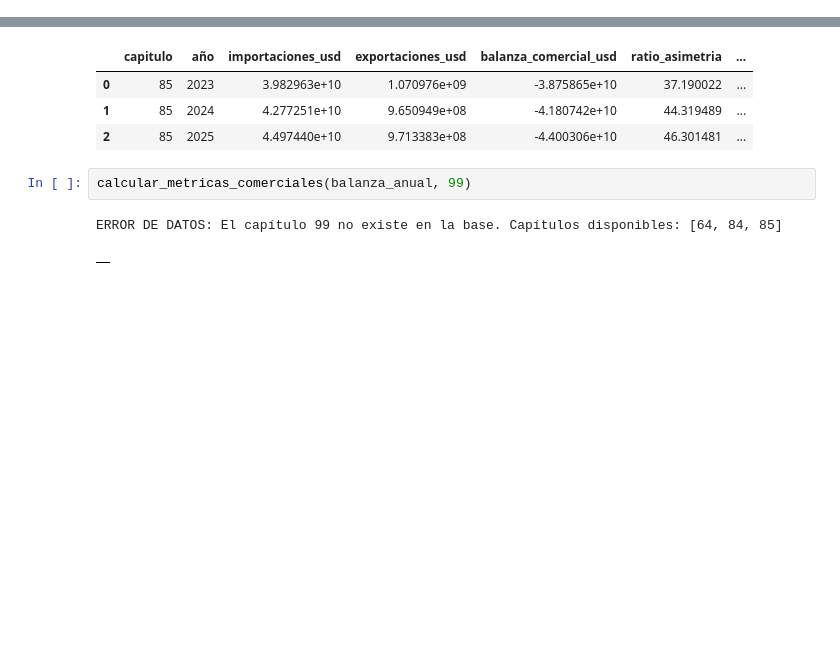
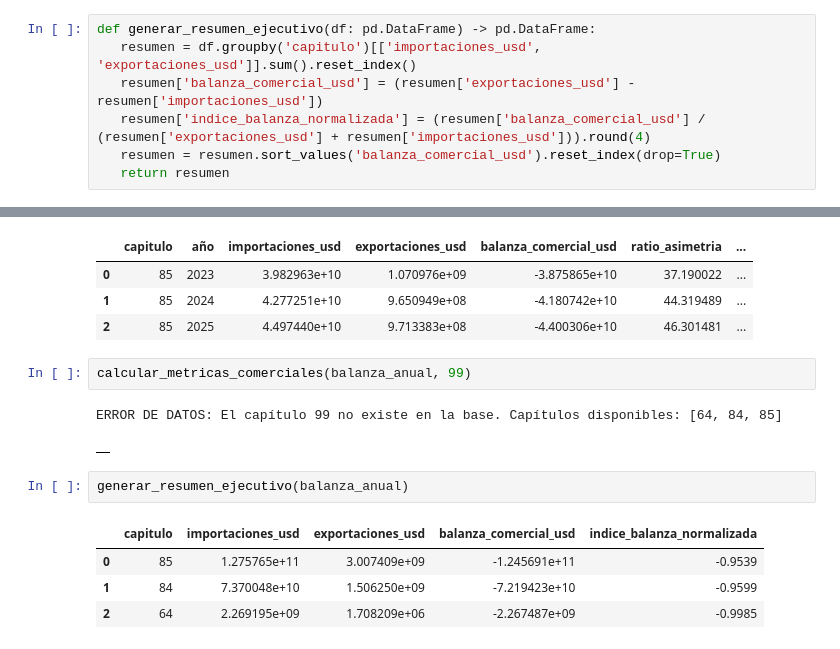
Before and after one commit to luisferdm6/03-china-mexico-trade-audit, a Jupyter notebook: 01_auditoria_asimetrias_china_mexico.ipynb, the cells around one changed output, grey strips where cells are left out. Cells and saved outputs as stored; diff of their text form; blank space fills up the shorter version.

Commit message:
feat(summary): implementar funcion de resumen ejecutivo y ranking de deficit

```diff
--- a/01_auditoria_asimetrias_china_mexico.ipynb
+++ b/01_auditoria_asimetrias_china_mexico.ipynb
@@ -308,6 +308,13 @@ def calcular_metricas_comerciales(df: pd.DataFrame, capitulo: int) -> pd.DataFra
   datos = datos.sort_values('año').reset_index(drop=True)
 
   return datos
+# %%
+def generar_resumen_ejecutivo(df: pd.DataFrame) -> pd.DataFrame:
+   resumen = df.groupby('capitulo')[['importaciones_usd', 'exportaciones_usd']].sum().reset_index()
+   resumen['balanza_comercial_usd'] = (resumen['exportaciones_usd'] - resumen['importaciones_usd'])
+   resumen['indice_balanza_normalizada'] = (resumen['balanza_comercial_usd'] / (resumen['exportaciones_usd'] + resumen['importaciones_usd'])).round(4)
+   resumen = resumen.sort_values('balanza_comercial_usd').reset_index(drop=True)
+   return resumen
 # %%
 def graficar_divergencia(
     df: pd.DataFrame,
@@ -440,3 +447,10 @@ calcular_metricas_comerciales(balanza_anual, 99)
 # %% [output]
 ERROR DE DATOS: El capítulo 99 no existe en la base. Capítulos disponibles: [64, 84, 85]
 |  |
+# %%
+generar_resumen_ejecutivo(balanza_anual)
+# %% [output]
+|  | capitulo | importaciones_usd | exportaciones_usd | balanza_comercial_usd | indice_balanza_normalizada |
+| 0 | 85 | 1.275765e+11 | 3.007409e+09 | -1.245691e+11 | -0.9539 |
+| 1 | 84 | 7.370048e+10 | 1.506250e+09 | -7.219423e+10 | -0.9599 |
+| 2 | 64 | 2.269195e+09 | 1.708209e+06 | -2.267487e+09 | -0.9985 |
```
